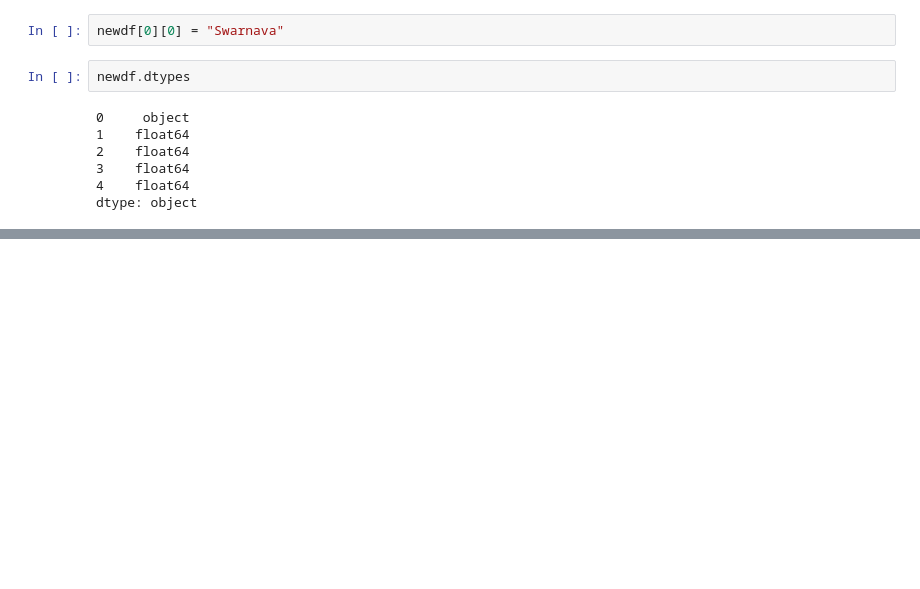
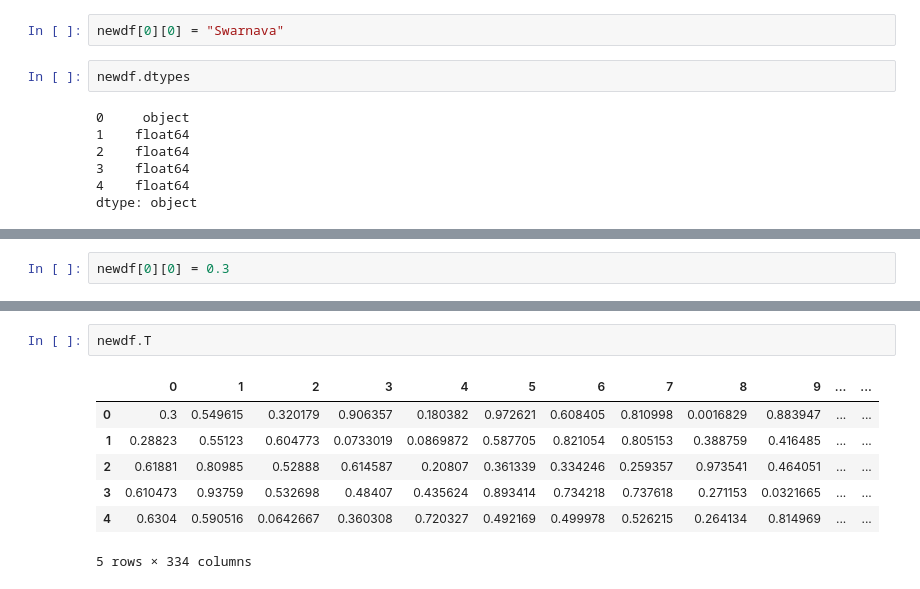
Before and after one commit to H3K4R/Pandas-tutorial, a Jupyter notebook: Pandas.ipynb, the cells around one changed output, grey strips where cells are left out. Saved outputs shown, nothing was run; the diff lists cells and outputs as text; blank space fills up the shorter version.

```diff
--- a/Pandas.ipynb
+++ b/Pandas.ipynb
@@ -199,0 +236,2 @@ dtype: object
+# %%
+newdf[0][0] = 0.3
@@ -199,0 +268,10 @@ dtype: object
+# %%
+newdf.T
+# %% [output]
+|  | 0 | 1 | 2 | 3 | 4 | 5 | 6 | 7 | 8 | 9 | ... | ... |
+| 0 | 0.3 | 0.549615 | 0.320179 | 0.906357 | 0.180382 | 0.972621 | 0.608405 | 0.810998 | 0.0016829 | 0.883947 | ... | ... |
+| 1 | 0.28823 | 0.55123 | 0.604773 | 0.0733019 | 0.0869872 | 0.587705 | 0.821054 | 0.805153 | 0.388759 | 0.416485 | ... | ... |
+| 2 | 0.61881 | 0.80985 | 0.52888 | 0.614587 | 0.20807 | 0.361339 | 0.334246 | 0.259357 | 0.973541 | 0.464051 | ... | ... |
+| 3 | 0.610473 | 0.93759 | 0.532698 | 0.48407 | 0.435624 | 0.893414 | 0.734218 | 0.737618 | 0.271153 | 0.0321665 | ... | ... |
+| 4 | 0.6304 | 0.590516 | 0.0642667 | 0.360308 | 0.720327 | 0.492169 | 0.499978 | 0.526215 | 0.264134 | 0.814969 | ... | ... |
+5 rows × 334 columns
```
Also changed, not shown: parts of 10 cells of this notebook.
